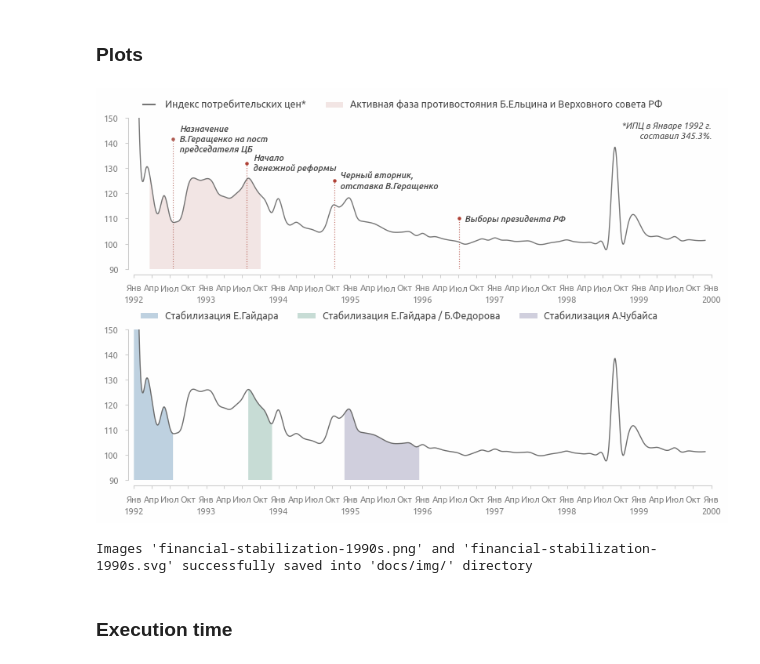
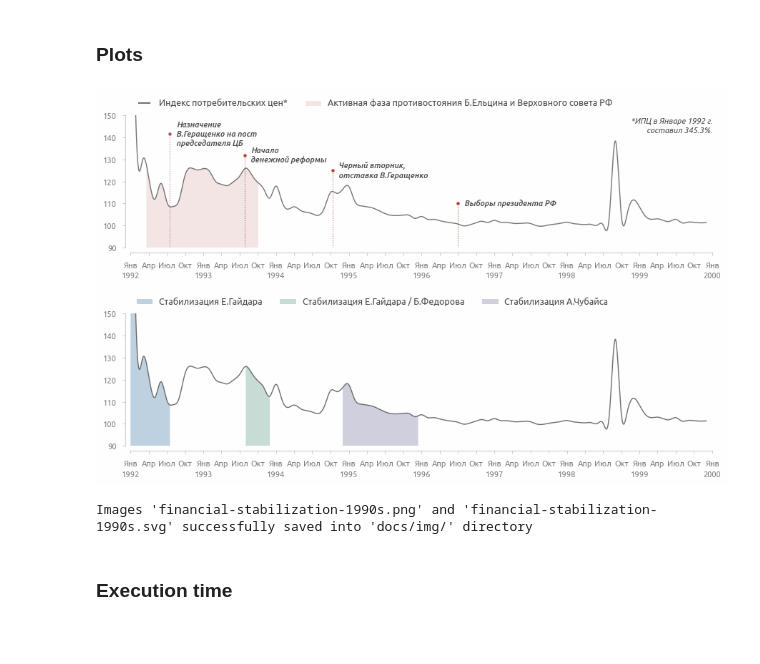
Before and after one commit to a-chasovsky/economics-rus, a Jupyter notebook: 01-report.ipynb, the cells around one changed output. Drawn from its saved outputs; the diff is of its cells as text; code cells hidden in the pictures; blank space fills up the shorter version.

```diff
--- a/01-report.ipynb
+++ b/01-report.ipynb
@@ -1561,7 +1561,7 @@ plot_stab3 = plot_data_smoothed.loc[start_stab3:end_stab3].copy()
 # %% [markdown]
 ### Plots
 # %%
-fig, ax = plt.subplots(nrows=2, figsize=(9.5, 6))
+fig, ax = plt.subplots(nrows=2, figsize=(10.5, 6))
 
 # AXIS 0
 # PCI curve
@@ -1657,35 +1657,35 @@ ax[1].fill_between(
 ax[1].legend(
     **legend_inline(3),
     **legend_create_handles(
         3, 'r',
         labels=[
             'Стабилизация Е.Гайдара',
             'Стабилизация Е.Гайдара / Б.Федорова',
             'Стабилизация А.Чубайса'],
         colors=[palette[2], palette[3], palette[7]],
         alphas=[0.4, 0.3, 0.3]),
     fontsize=9)
 # axis limits
 ax[1].set_xlim(
     dt.datetime.strptime('01-12-1991', '%d-%m-%Y'),
     dt.datetime.strptime('01-12-2000', '%d-%m-%Y'))
 ax[1].set_ylim(90, 150)
 axis_rstyle(
     offset_bottom=5, offset_left=5, ax=ax[1],
     xlim=[ax[1].get_xticks()[1], ax[1].get_xticks()[-1]])
 axis_formatter_locator(
     formatter=mpl.dates.DateFormatter('%b'),
     locator=mpl.dates.MonthLocator([1, 4, 7, 10]),
     months_capitalize=True, ax=ax[1])
 axis_add_date_xaxis(offset=21, ax=ax[1], labelcolor='#808080')
 axis_translate_months(ax=ax[1])
 
-plt.subplots_adjust(hspace=0.4)
+plt.subplots_adjust(hspace=0.5)
 plt.show()
 
 savefig('financial-stabilization-1990s', dir=path_save_img, figure=fig, dpi=100)
 # %% [output]
-[figure, old version]
+[figure, new version]
 Images 'financial-stabilization-1990s.png' and 'financial-stabilization-1990s.svg' successfully saved into 'docs/img/' directory
 # %%
 set_location()
```
Also changed, not shown: 3 other files.
